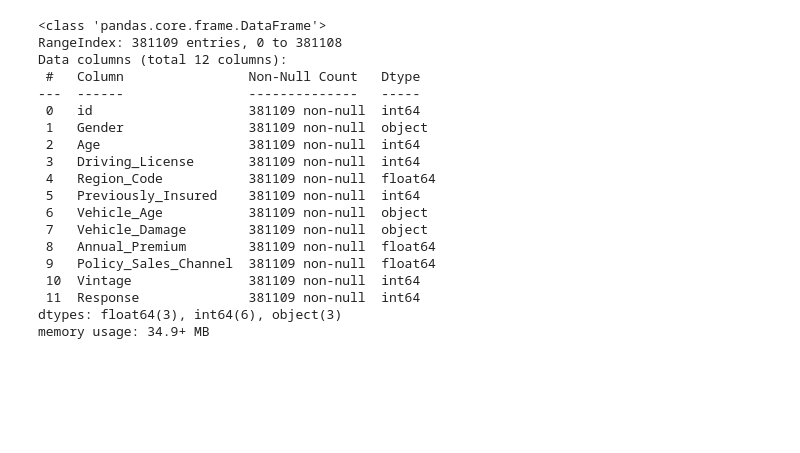
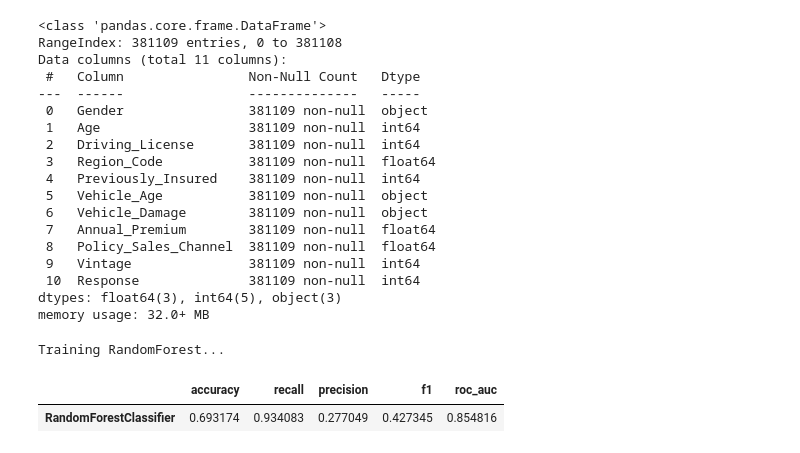
Before and after one commit to omarlahbibi/Healthcare-Insurance-Prediction, a Jupyter notebook: notebooks/_training_eval_experiments.ipynb, the cells around one changed output. Cells and saved outputs as stored; diff of their text form; code cells hidden in the pictures; blank space fills up the shorter version.

Commit message:
training experiments and  data ingestion

```diff
--- a/notebooks/_training_eval_experiments.ipynb
+++ b/notebooks/_training_eval_experiments.ipynb
@@ -11,23 +19,24 @@ from sklearn.linear_model import LogisticRegression
 # %%
-Insurance_data = pd.read_csv(r"Data\cleaned_df.csv")
+Insurance_data = pd.read_csv(r"Data\health_insurance.csv")
+
+Insurance_data = Insurance_data.drop(columns=['id'], axis=1)
 Insurance_data.info()
 # %% [output]
 <class 'pandas.core.frame.DataFrame'>
 RangeIndex: 381109 entries, 0 to 381108
-Data columns (total 12 columns):
+Data columns (total 11 columns):
  #   Column                Non-Null Count   Dtype
 ---  ------                --------------   -----
- 0   id                    381109 non-null  int64
- 1   Gender                381109 non-null  object
- 2   Age                   381109 non-null  int64
- 3   Driving_License       381109 non-null  int64
- 4   Region_Code           381109 non-null  float64
- 5   Previously_Insured    381109 non-null  int64
- 6   Vehicle_Age           381109 non-null  object
- 7   Vehicle_Damage        381109 non-null  object
- 8   Annual_Premium        381109 non-null  float64
- 9   Policy_Sales_Channel  381109 non-null  float64
- 10  Vintage               381109 non-null  int64
- 11  Response              381109 non-null  int64
-dtypes: float64(3), int64(6), object(3)
-memory usage: 34.9+ MB
+ 0   Gender                381109 non-null  object
+ 1   Age                   381109 non-null  int64
+ 2   Driving_License       381109 non-null  int64
+ 3   Region_Code           381109 non-null  float64
+ 4   Previously_Insured    381109 non-null  int64
+ 5   Vehicle_Age           381109 non-null  object
+ 6   Vehicle_Damage        381109 non-null  object
+ 7   Annual_Premium        381109 non-null  float64
+ 8   Policy_Sales_Channel  381109 non-null  float64
+ 9   Vintage               381109 non-null  int64
+ 10  Response              381109 non-null  int64
+dtypes: float64(3), int64(5), object(3)
+memory usage: 32.0+ MB
@@ -33,0 +78,34 @@ memory usage: 34.9+ MB
+# %%
+# TrainEval func
+
+def train_evaluate(model, X, y, cv_splits=5):
+
+    skf = StratifiedKFold(n_splits=cv_splits, shuffle=True, random_state=42)
+
+    metrics = {
+        'accuracy': [],
+        'recall': [],
+        'precision': [],
+        'f1': [],
+        'roc_auc': []
+    }
+
+    for train_idx, val_idx in tqdm(skf.split(X, y), total=cv_splits, desc="Cross-validation"):
+        X_train, X_val = X.iloc[train_idx], X.iloc[val_idx]
+        y_train, y_val = y.iloc[train_idx], y.iloc[val_idx]
+
+        model_ = clone(model)
+
+        model_.fit(X_train, y_train)
+
+        y_pred = model_.predict(X_val)
+        y_proba = model_.predict_proba(X_val)[:, 1]
+
+        metrics['accuracy'].append(accuracy_score(y_val, y_pred))
+        metrics['recall'].append(recall_score(y_val, y_pred, zero_division=0))
+        metrics['precision'].append(precision_score(y_val, y_pred, zero_division=0))
+        metrics['f1'].append(f1_score(y_val, y_pred, zero_division=0))
+        metrics['roc_auc'].append(roc_auc_score(y_val, y_proba))
+
+    mean_scores = {m: np.mean(scores) for m, scores in metrics.items()}
+    return pd.DataFrame(mean_scores, index=[model.__class__.__name__])
@@ -33,0 +152,10 @@ memory usage: 34.9+ MB
+# %%
+# RUN MODELS EXPERIMENTS
+
+print("Training RandomForest...")
+rf_results = train_evaluate(models["RandomForest"], X, y)
+display(rf_results)
+# %% [output]
+Training RandomForest...
+|  | accuracy | recall | precision | f1 | roc_auc |
+| RandomForestClassifier | 0.693174 | 0.934083 | 0.277049 | 0.427345 | 0.854816 |
```
Also changed, not shown: parts of 13 cells of this notebook, 18 other files.
